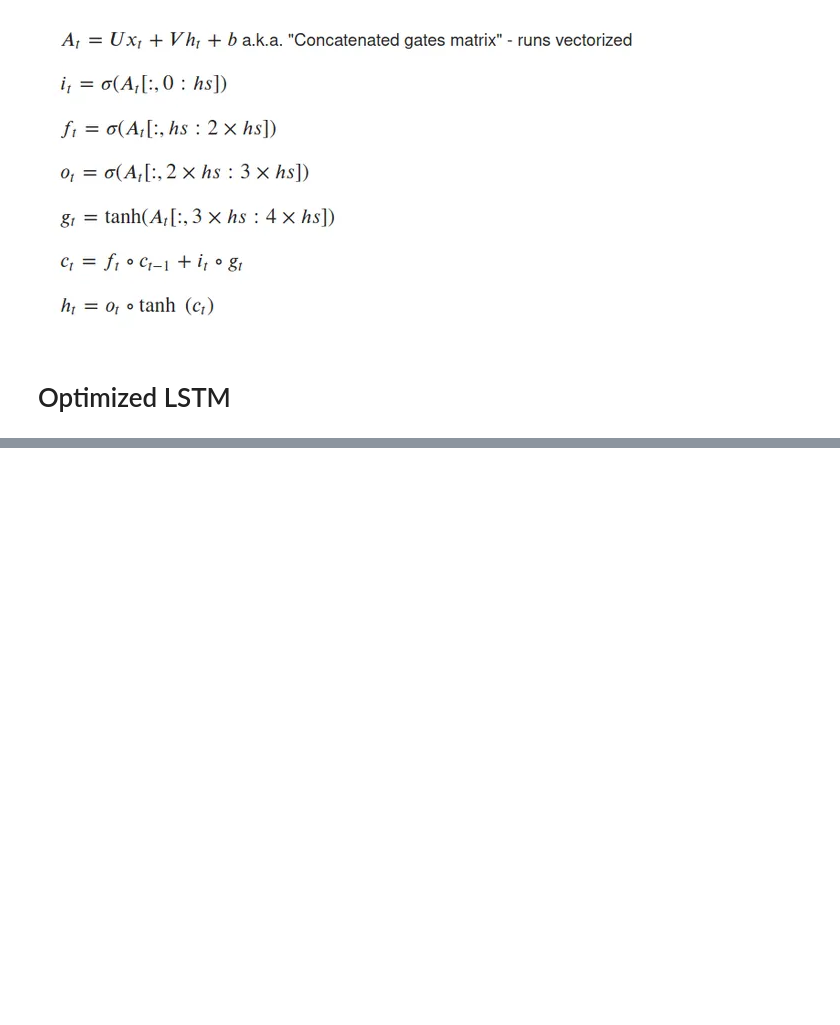
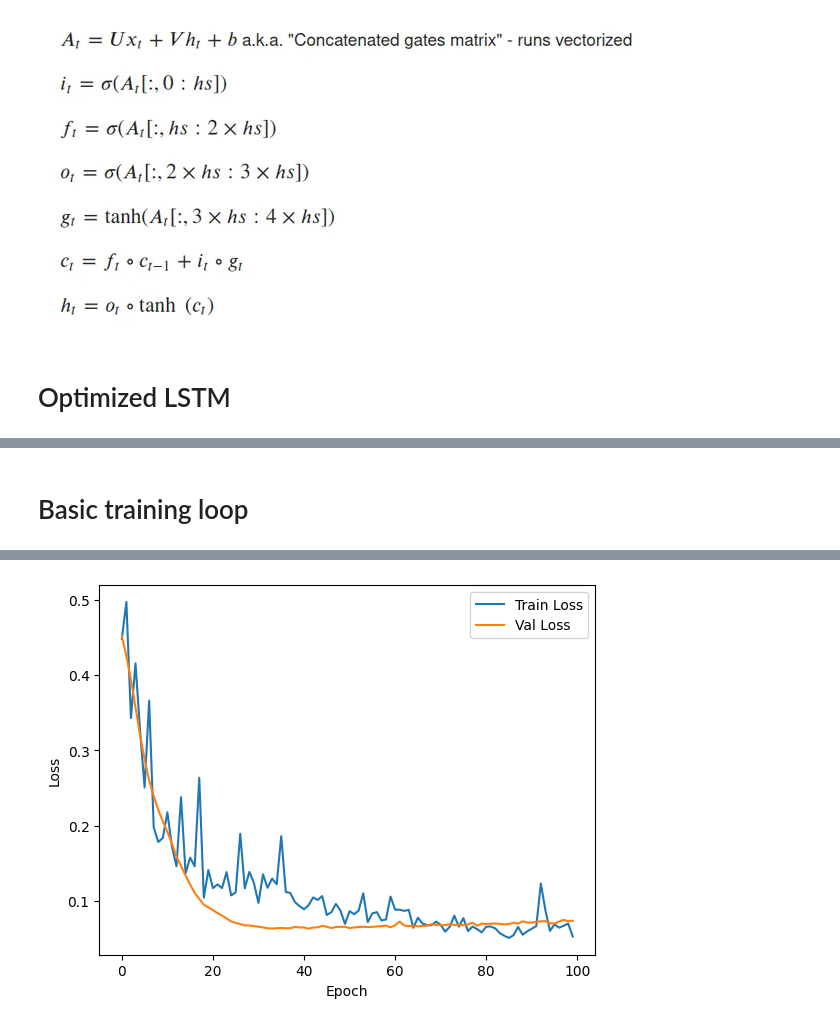
Before and after one commit to SimonPuchas/MotionPrediction, a Jupyter notebook: Custom_LSTM.ipynb, the cells around one changed output, grey strips where cells are left out. Saved outputs shown, nothing was run; the diff lists cells and outputs as text; code cells hidden in the pictures; blank space fills up the shorter version.

Commit message:
Updated LSTM architecture with training loop that runs

```diff
--- a/Custom_LSTM.ipynb
+++ b/Custom_LSTM.ipynb
@@ -283,0 +210,2 @@ Epoch 40, Loss: 0.0035
+# %%
+X_train, y_train, X_val, y_val, X_test, y_test = load_data(file_path)
@@ -283,0 +223,24 @@ Epoch 40, Loss: 0.0035
+# %%
+def collate_fn(batch):
+    # Batch is a list of tuples: (X, y)
+    X_batch, y_batch = zip(*batch)
+
+    # Pad sequences to the maximum length in the batch
+    X_padded = pad_sequence(X_batch, batch_first=True, padding_value=0)
+    y_padded = pad_sequence(y_batch, batch_first=True, padding_value=0)
+
+    lengths = torch.tensor([torch.count_nonzero(x[:, 0]) for x in X_batch])
+
+    return X_padded, y_padded, lengths
+# %%
+train_dataset = CustomDataset(X_train, y_train)
+val_dataset = CustomDataset(X_val, y_val)
+test_dataset = CustomDataset(X_test, y_test)
+
+batch_size = 4
+
+train_loader = DataLoader(train_dataset, batch_size=batch_size, collate_fn=collate_fn, shuffle=True)
+val_loader = DataLoader(val_dataset, batch_size=batch_size, collate_fn=collate_fn, shuffle=False)
+test_loader = DataLoader(test_dataset, batch_size=batch_size, collate_fn=collate_fn, shuffle=False)
+# %% [markdown]
+# Basic training loop
@@ -283,0 +305,14 @@ Epoch 40, Loss: 0.0035
+# %%
+device = torch.device('cuda' if torch.cuda.is_available() else 'cpu')
+model = CustomLSTM(input_sz=8, hidden_sz=64).to(device)
+criterion = nn.MSELoss()
+optimizer = optim.Adam(model.parameters(), lr=0.001)
+# %%
+train_losses, val_losses = train(model, train_loader, val_loader, criterion, optimizer, device, num_epochs=100)
+plt.plot(train_losses, label='Train Loss')
+plt.plot(val_losses, label='Val Loss')
+plt.xlabel('Epoch')
+plt.ylabel('Loss')
+plt.legend()
+plt.show()
+# %% [output]
@@ -283,0 +336 @@ Epoch 40, Loss: 0.0035
+[figure, added]
```
Also changed, not shown: parts of 12 cells of this notebook.
